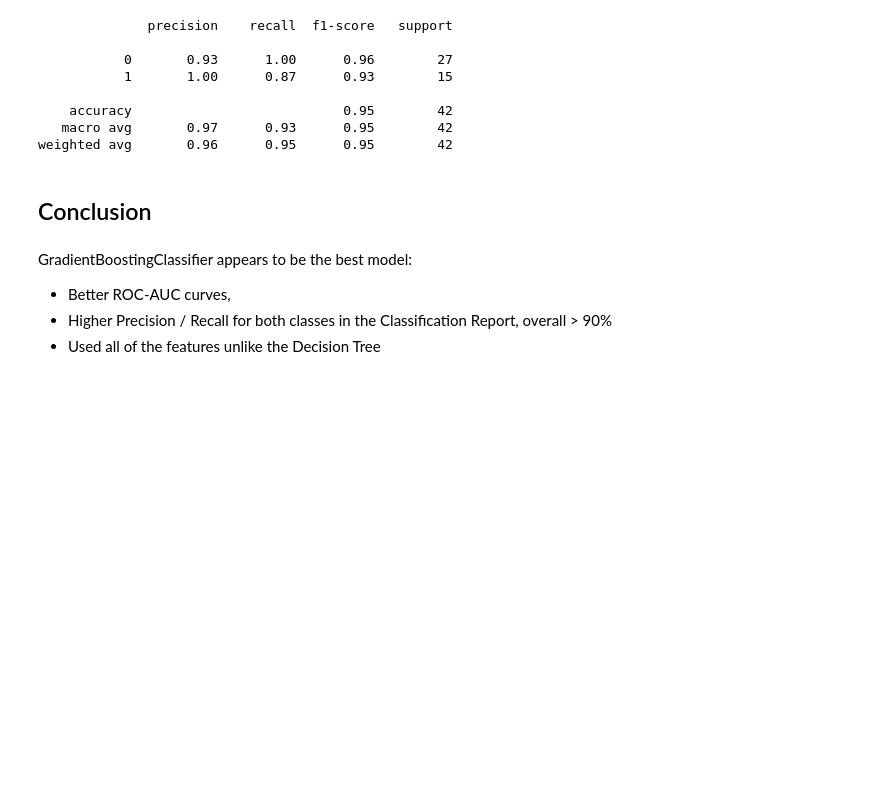
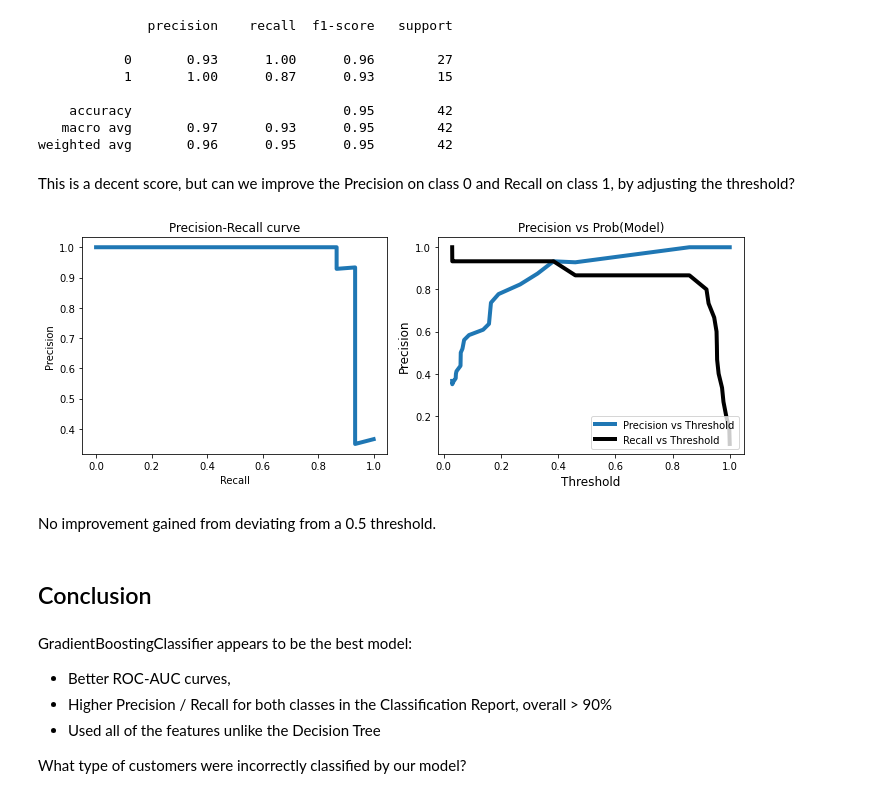
Before and after one commit to noahberhe/code-test-data-science, a Jupyter notebook: Ravelin_Data_Science_Test.ipynb, the cells around one changed output. Cells and saved outputs as stored; diff of their text form; code cells hidden in the pictures; blank space fills up the shorter version.

```diff
--- a/Ravelin_Data_Science_Test.ipynb
+++ b/Ravelin_Data_Science_Test.ipynb
@@ -630,6 +655,32 @@ print(classification_report(y_test, gs_gb.predict(X_test)))
     accuracy                           0.95        42
    macro avg       0.97      0.93      0.95        42
 weighted avg       0.96      0.95      0.95        42
+# %% [markdown]
+This is a decent score, but can we improve the Precision on class 0 and Recall on class 1, by adjusting the threshold?
+# %%
+# PR curve
+y_pp = pd.DataFrame(gs_gb.best_estimator_.predict_proba(Xstd_test), columns=['class_0_pp', 'class_1_pp'])
+precision, recall, threshold = precision_recall_curve(y_test, y_pp.class_1_pp)
+
+fig, ax = plt.subplots(ncols=2, figsize=(10,4))
+ax[0].plot(recall, precision, label='Precision-recall curve', linewidth=4)
+ax[0].set_xlabel('Recall')
+ax[0].set_ylabel('Precision')
+ax[0].set_title('Precision-Recall curve')
+
+# Threshold Tuning chart
+ax[1].plot(threshold, precision[:-1], label='Precision vs Threshold', linewidth=4)
+ax[1].plot(threshold, recall[:-1], label='Recall vs Threshold', c='k', linewidth=4)
+ax[1].set_xlabel('Threshold', fontsize=12)
+ax[1].set_ylabel('Precision', fontsize=12)
+ax[1].set_title('Precision vs Prob(Model)', fontsize=12)
+plt.legend(loc="lower right")
+
+plt.tight_layout();
+# %% [output]
+[figure, added]
+# %% [markdown]
+No improvement gained from deviating from a 0.5 threshold.
 # %% [markdown]
 ## Conclusion
 # %% [markdown]
@@ -637,3 +688,5 @@ GradientBoostingClassifier appears to be the best model:
 - Better ROC-AUC curves,
 - Higher Precision / Recall for both classes in the Classification Report, overall > 90%
 - Used all of the features unlike the Decision Tree
+
+What type of customers were incorrectly classified by our model?
```
Also changed, not shown: parts of 18 cells of this notebook.
